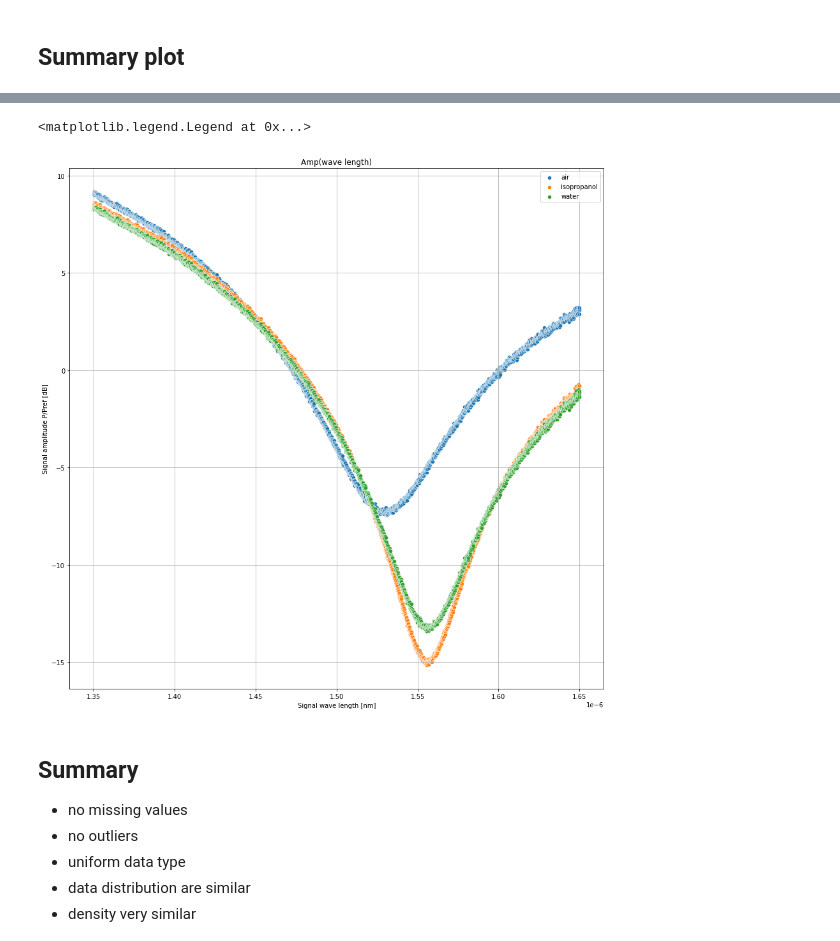
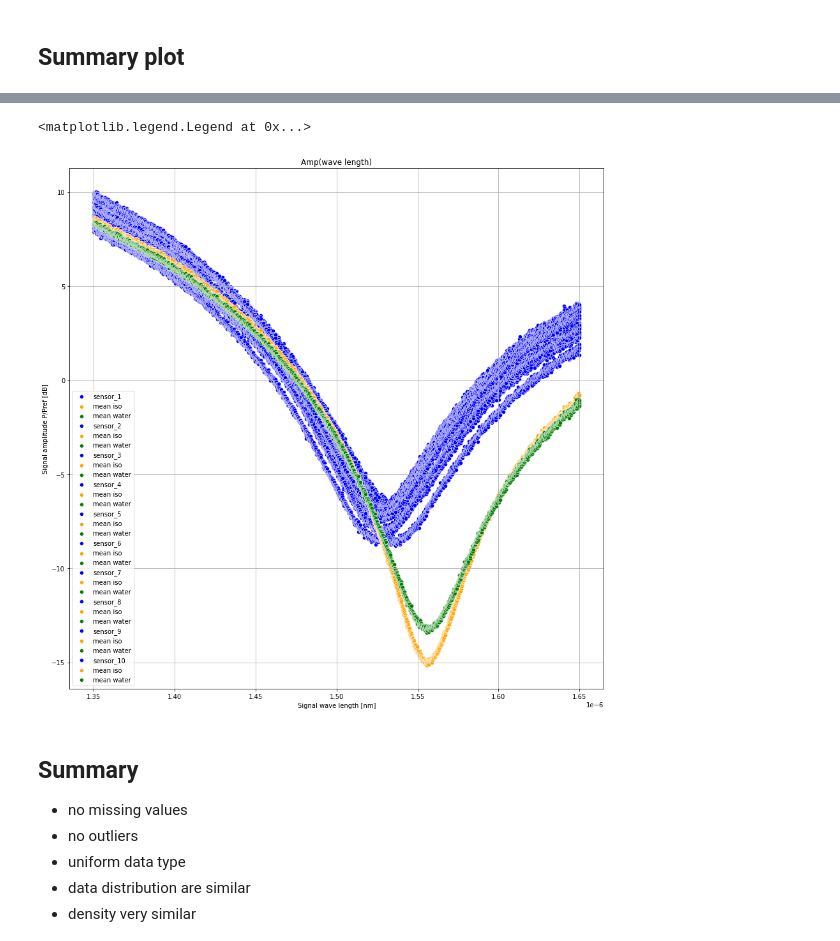
Before and after one commit to mrMichalR/AI_for_industry, a Jupyter notebook: AI_for_industry_v3.ipynb, the cells around one changed output, grey strips where cells are left out. Drawn from its saved outputs; the diff is of its cells as text; code cells hidden in the pictures.

Commit message:
Updated final model, removed mean approach, general update

```diff
--- a/AI_for_industry_v3.ipynb
+++ b/AI_for_industry_v3.ipynb
@@ -371,8 +375,8 @@ iso['mean_iso'] = iso.iloc[:, 1:11].mean(axis=1)
 # iso[:,0,0]
 print(iso, 3*'\n')
 
-air['mean_air'] = air.iloc[:, 1:11].mean(axis=1)
-print(air, 3*'\n')
+# air['mean_air'] = air.iloc[:, 1:11].mean(axis=1)
+# print(air, 3*'\n')
 
 water['mean_water'] = water.iloc[:, 1:11].mean(axis=1)
 print(water, 3*'\n')
@@ -396,3 +400,16 @@ print(water, 3*'\n')
 [3001 rows x 12 columns]
 # %% [markdown]
 ## Summary plot
+# %%
+fig, ax = plt.subplots(figsize=(15, 15))
+plt.xlabel("Signal wave length [nm]")
+plt.ylabel("Signal amplitude P/Pref [dB]")
+plt.title("Mean values of Amp(wave length)")
+for col in air.columns[1:11]:
+  sns.scatterplot(data=air, x='wave_length', y=col, label=col, color='blue')
+  sns.scatterplot(data=iso, x='wave_length', y=col, label=col, color='orange')
+  sns.scatterplot(data=water, x='wave_length', y=col, label=col, color='green')
+# sns.scatterplot(data=iso, x='wave_length', y='iso', label='isopropanol')
+# sns.scatterplot(data=water, x='wave_length', y='water', label='water')
+plt.grid()
+plt.legend()
@@ -399,16 +419,19 @@ print(water, 3*'\n')
 # %%
 fig, ax = plt.subplots(figsize=(15, 15))
 plt.xlabel("Signal wave length [nm]")
 plt.ylabel("Signal amplitude P/Pref [dB]")
 plt.title("Amp(wave length)")
-sns.scatterplot(data=air, x='wave_length', y='mean_air', label='air')
-sns.scatterplot(data=iso, x='wave_length', y='mean_iso', label='isopropanol')
-sns.scatterplot(data=water, x='wave_length', y='mean_water', label='water')
+for col in air.columns[1:11]:
+  sns.scatterplot(data=air, x='wave_length', y=col, label=col, color='blue')
+  sns.scatterplot(data=iso, x='wave_length', y='mean_iso', label='mean iso', color='orange')
+  sns.scatterplot(data=water, x='wave_length', y='mean_water', label='mean water', color='green')
+# sns.scatterplot(data=iso, x='wave_length', y='iso', label='isopropanol')
+# sns.scatterplot(data=water, x='wave_length', y='water', label='water')
 plt.grid()
 plt.legend()
 # %% [output]
 <matplotlib.legend.Legend at 0x...>
-[figure, old version]
+[figure, new version]
 # %% [markdown]
 ## Summary
 
```
Also changed, not shown: parts of 76 cells of this notebook.
